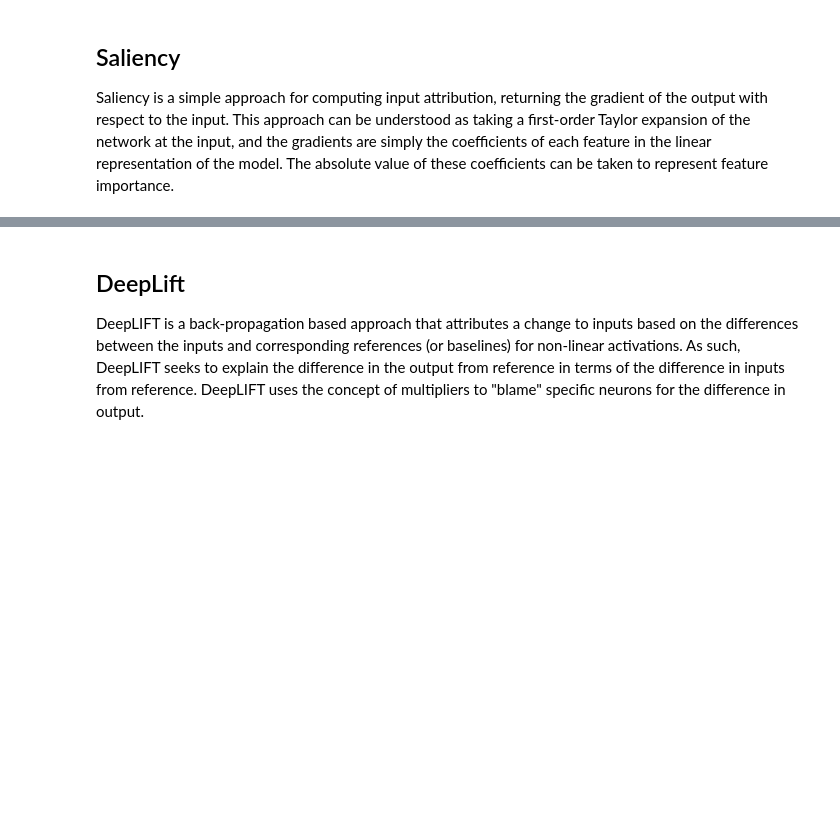
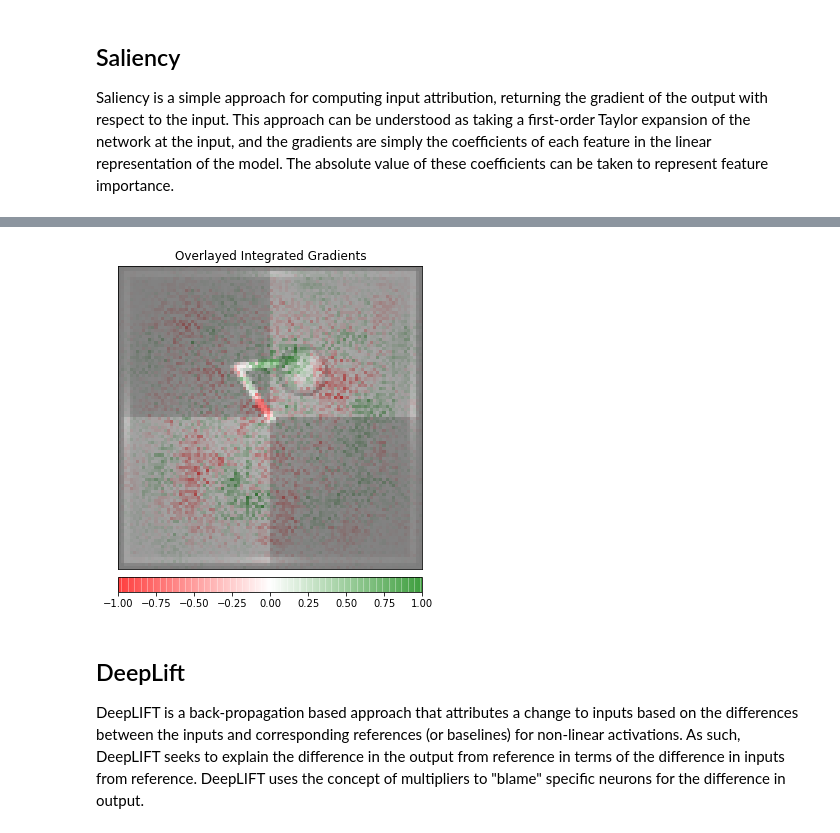
Before and after one commit to HumanCompatibleAI/eirli, a Jupyter notebook: analysis/interpret.ipynb, the cells around one changed output, grey strips where cells are left out. Drawn from its saved outputs; the diff is of its cells as text; code cells hidden in the pictures; blank space fills up the shorter version.

Commit message:
add integrated gradients to jupyter notebook

```diff
--- a/analysis/interpret.ipynb
+++ b/analysis/interpret.ipynb
@@ -115,3 +119,12 @@ saliency()
+# %%
+def integrated_gradients():
+    for img, label in zip(images, labels):
+        original_img = img[0].permute(1, 2, 0).detach().numpy()
+        integrated_gradient_(network, img.contiguous(), label, original_img, log_dir, False)
+
+integrated_gradients()
+# %% [output]
+[figure, added]
 # %% [markdown]
 ## DeepLift
 DeepLIFT is a back-propagation based approach that attributes a change to inputs based on the differences between the inputs and corresponding references (or baselines) for non-linear activations. As such, DeepLIFT seeks to explain the difference in the output from reference in terms of the difference in inputs from reference. DeepLIFT uses the concept of multipliers to "blame" specific neurons for the difference in output.
```
Also changed, not shown: parts of 10 cells of this notebook.
